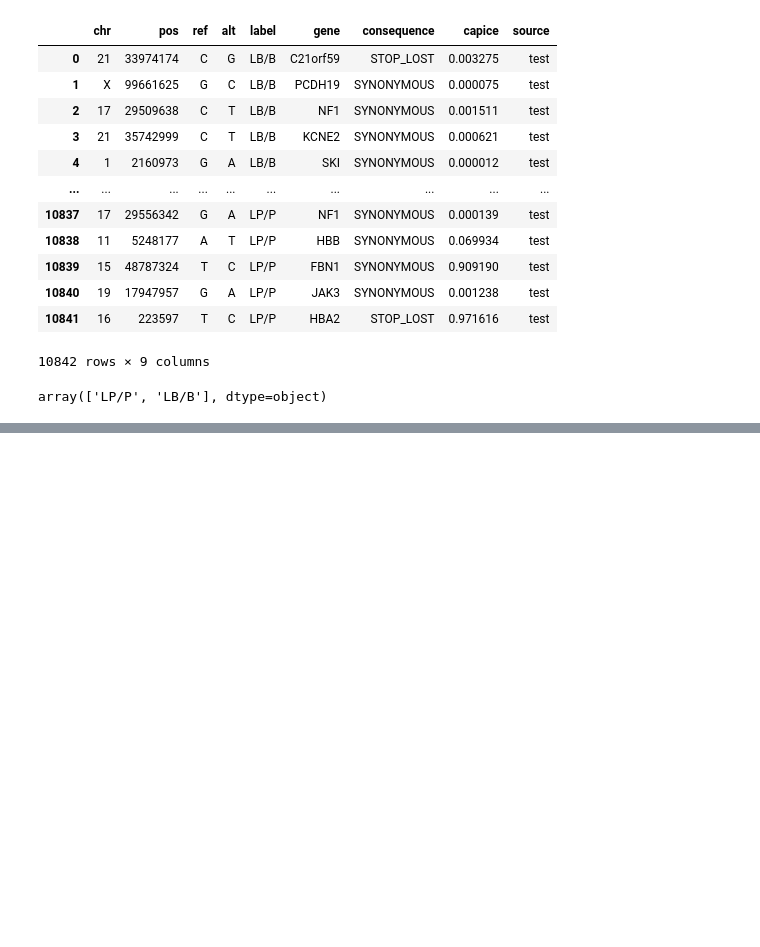
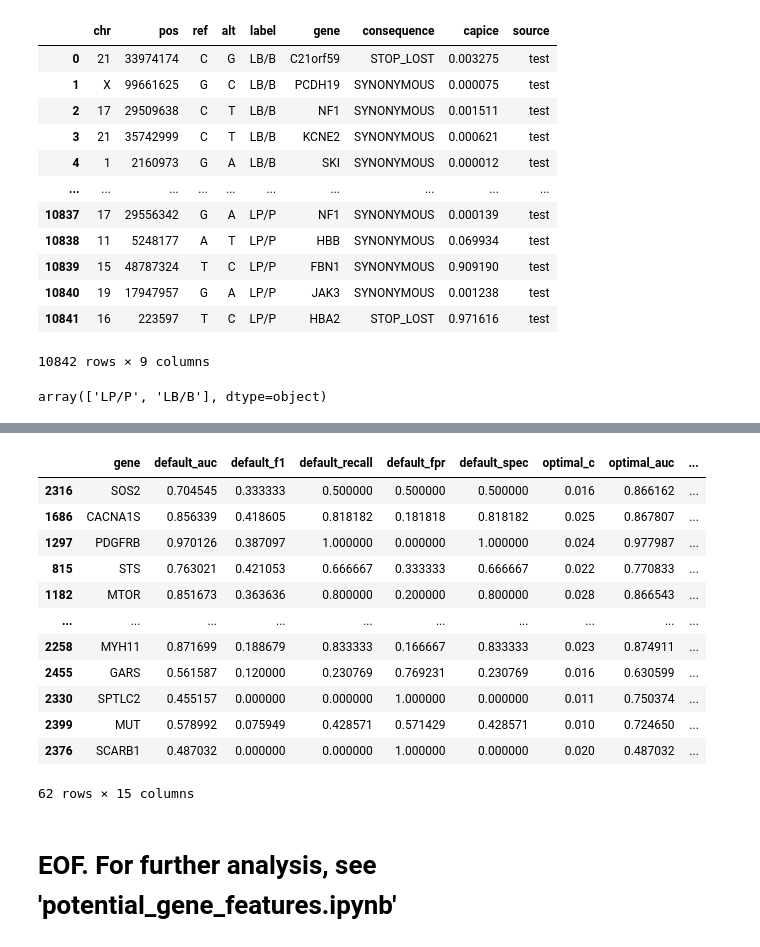
Before and after one commit to SietsmaRJ/dsls_master_thesis, a Jupyter notebook: side_scripts/detailed_data_visualization.ipynb, the cells around one changed output, grey strips where cells are left out. Saved outputs shown, nothing was run; the diff lists cells and outputs as text; code cells hidden in the pictures; blank space fills up the shorter version.

```diff
--- a/side_scripts/detailed_data_visualization.ipynb
+++ b/side_scripts/detailed_data_visualization.ipynb
@@ -900,0 +916,2 @@ array(['LP/P', 'LB/B'], dtype=object)
+# %%
+full_mapped_ds_v2 = pd.read_csv(read_loc+'optimal_f1_full_ds_v2.csv', header=0)
@@ -900,0 +932,22 @@ array(['LP/P', 'LB/B'], dtype=object)
+# %%
+filter_benign_fds = full_mapped_ds_v2['n_benign'] > 5
+filter_malign_fds = full_mapped_ds_v2['n_malign'] > 5
+plotted_map = full_mapped_ds_v2.where(filter_benign_fds & filter_malign_fds).dropna().sort_values(by='optimal_f1', ascending=False)
+# %%
+plotted_map[plotted_map['optimal_f1'] < 0.5]
+# %% [output]
+|  | gene | default_auc | default_f1 | default_recall | default_fpr | default_spec | optimal_c | optimal_auc | ... |
+| 2316 | SOS2 | 0.704545 | 0.333333 | 0.500000 | 0.500000 | 0.500000 | 0.016 | 0.866162 | ... |
+| 1686 | CACNA1S | 0.856339 | 0.418605 | 0.818182 | 0.181818 | 0.818182 | 0.025 | 0.867807 | ... |
+| 1297 | PDGFRB | 0.970126 | 0.387097 | 1.000000 | 0.000000 | 1.000000 | 0.024 | 0.977987 | ... |
+| 815 | STS | 0.763021 | 0.421053 | 0.666667 | 0.333333 | 0.666667 | 0.022 | 0.770833 | ... |
+| 1182 | MTOR | 0.851673 | 0.363636 | 0.800000 | 0.200000 | 0.800000 | 0.028 | 0.866543 | ... |
+| ... | ... | ... | ... | ... | ... | ... | ... | ... | ... |
+| 2258 | MYH11 | 0.871699 | 0.188679 | 0.833333 | 0.166667 | 0.833333 | 0.023 | 0.874911 | ... |
+| 2455 | GARS | 0.561587 | 0.120000 | 0.230769 | 0.769231 | 0.230769 | 0.016 | 0.630599 | ... |
+| 2330 | SPTLC2 | 0.455157 | 0.000000 | 0.000000 | 1.000000 | 0.000000 | 0.011 | 0.750374 | ... |
+| 2399 | MUT | 0.578992 | 0.075949 | 0.428571 | 0.571429 | 0.428571 | 0.010 | 0.724650 | ... |
+| 2376 | SCARB1 | 0.487032 | 0.000000 | 0.000000 | 1.000000 | 0.000000 | 0.020 | 0.487032 | ... |
+62 rows × 15 columns
+# %% [markdown]
+# EOF. For further analysis, see 'potential_gene_features.ipynb'
```
Also changed, not shown: parts of 2 cells of this notebook, 3 other files.
